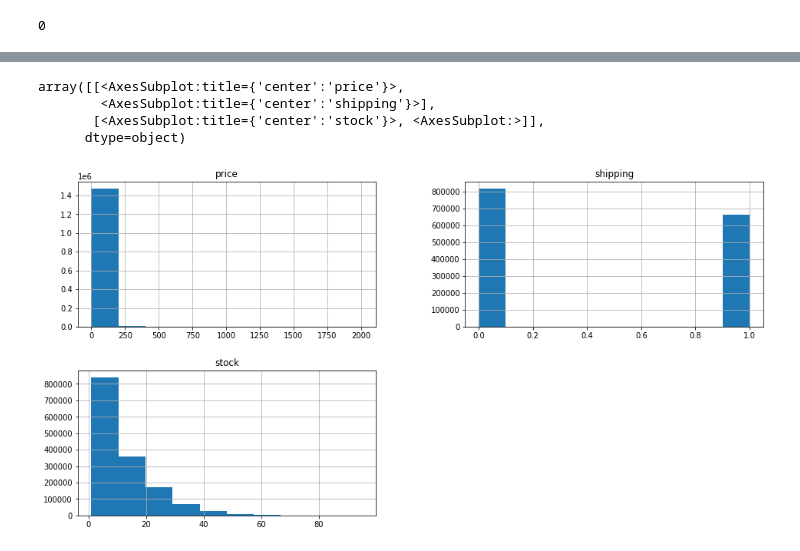
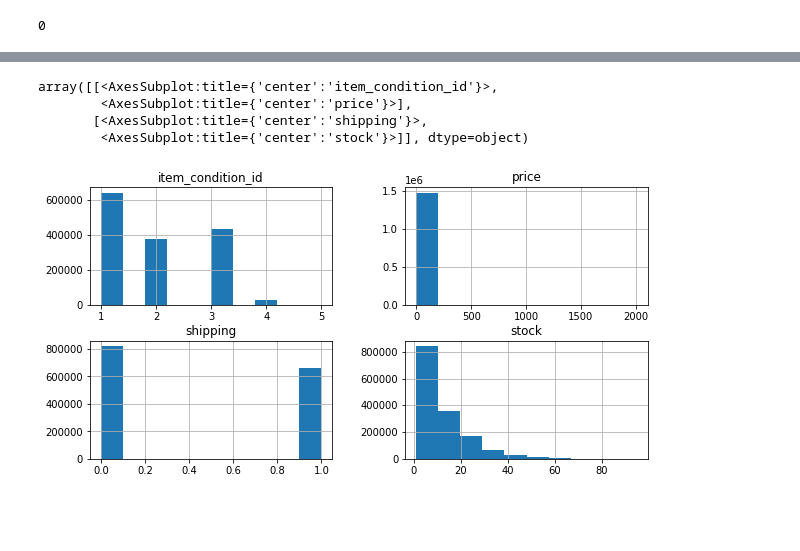
Before and after one commit to anachavesv8/Bootcamp_Blue, a Jupyter notebook: Modelo.ipynb, the cells around one changed output, grey strips where cells are left out. Cells and saved outputs as stored; diff of their text form; code cells hidden in the pictures; blank space fills up the shorter version.

```diff
--- a/Modelo.ipynb
+++ b/Modelo.ipynb
@@ -20,6 +17,7 @@ from sklearn.ensemble import RandomForestRegressor
 train = pd.read_csv(r"C:\Users\angel\Desktop\bootcamp\train.tsv", sep='\t')
 test = pd.read_csv(r"C:\Users\angel\Desktop\bootcamp\test.tsv", sep='\t')
 # %%
+#Função elaborada para criação de colunas de data e estoque dos produtos,
 
 def data(n, seed):
 
@@ -57,5 +55,4 @@ test['date']  = data(n = test.shape[0], seed = 15)
 test['stock'] = estoque(n = test.shape[0], seed = 15)
 
 train.drop('train_id', axis=1, inplace=True)
-train['item_condition_id'] = train['item_condition_id'].astype('str')
 # %%
@@ -89,5 +109,3 @@ train.head()
 | 2 | AVA-VIV Blouse | 1 | Women/Tops & Blouses/Blouse | Target | 10.0 | 1 | Adorable top with a hint of lace ... | 25-10-2018 | ... |
 | 3 | Leather Horse Statues | 1 | Home/Home Décor/Home Décor Accents | NaN | 35.0 | 1 | New with tags. Leather horses. Re... | 20-3-2018 | ... |
 | 4 | 24K GOLD plated rose | 1 | Women/Jewelry/Necklaces | NaN | 44.0 | 0 | Complete with certificate of auth... | 16-5-2018 | ... |
-# %%
-train.drop("category_name", axis = 1, inplace=True)
@@ -148,2 +144,6 @@ train["brand_name"].fillna("missing", inplace=True)
-# %%
-train = train.dropna()
+# %%
+#Para um primeiro momento, elaborando um baseline, serão adiconados "missing" em valores nulos.
+
+train["brand_name"].fillna("missing", inplace=True)
+train["category_name"].fillna("missing", inplace=True)
+train["item_description "].fillna("missing", inplace=True)
@@ -150,11 +166,11 @@ train = train.dropna()
 # %%
-train.hist(figsize=(16,8))
+train.hist(figsize=(10,5))
 # %% [output]
-array([[<AxesSubplot:title={'center':'price'}>,
-        <AxesSubplot:title={'center':'shipping'}>],
-       [<AxesSubplot:title={'center':'stock'}>, <AxesSubplot:>]],
-      dtype=object)
+array([[<AxesSubplot:title={'center':'item_condition_id'}>,
+        <AxesSubplot:title={'center':'price'}>],
+       [<AxesSubplot:title={'center':'shipping'}>,
+        <AxesSubplot:title={'center':'stock'}>]], dtype=object)
-[figure, old version]
+[figure, new version]
 # %%
 X = train.drop("price", axis = 1)
 y = train["price"]
```
Also changed, not shown: parts of 22 cells of this notebook, 1 other file.
